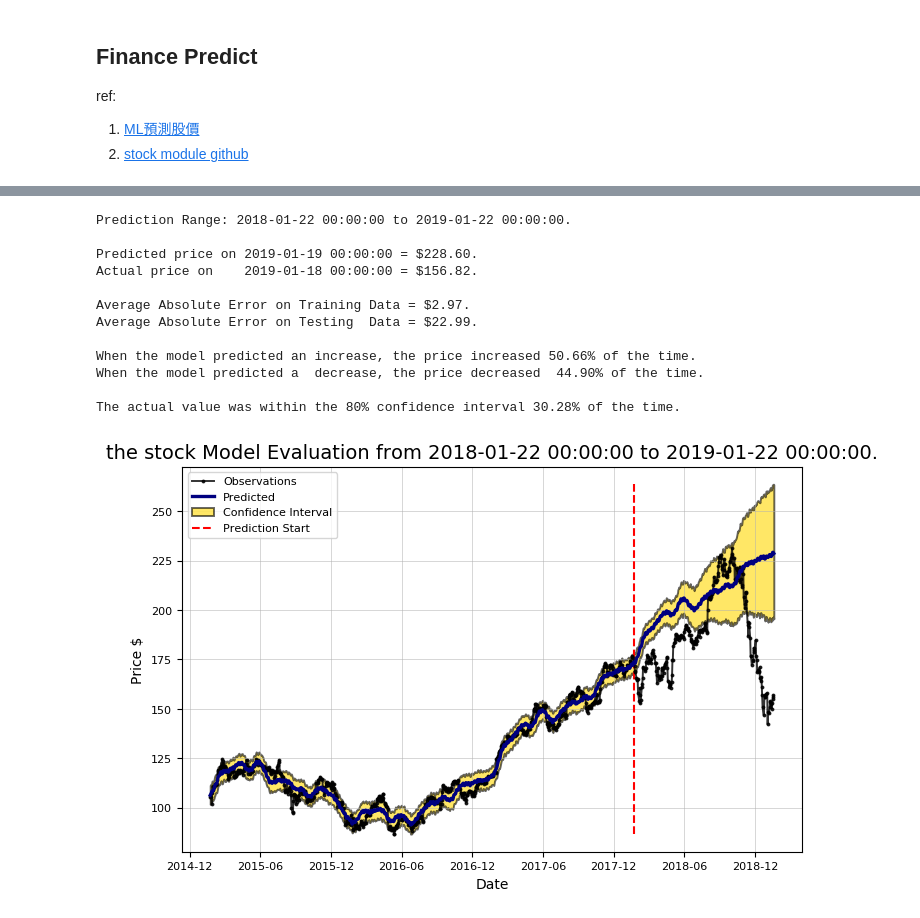
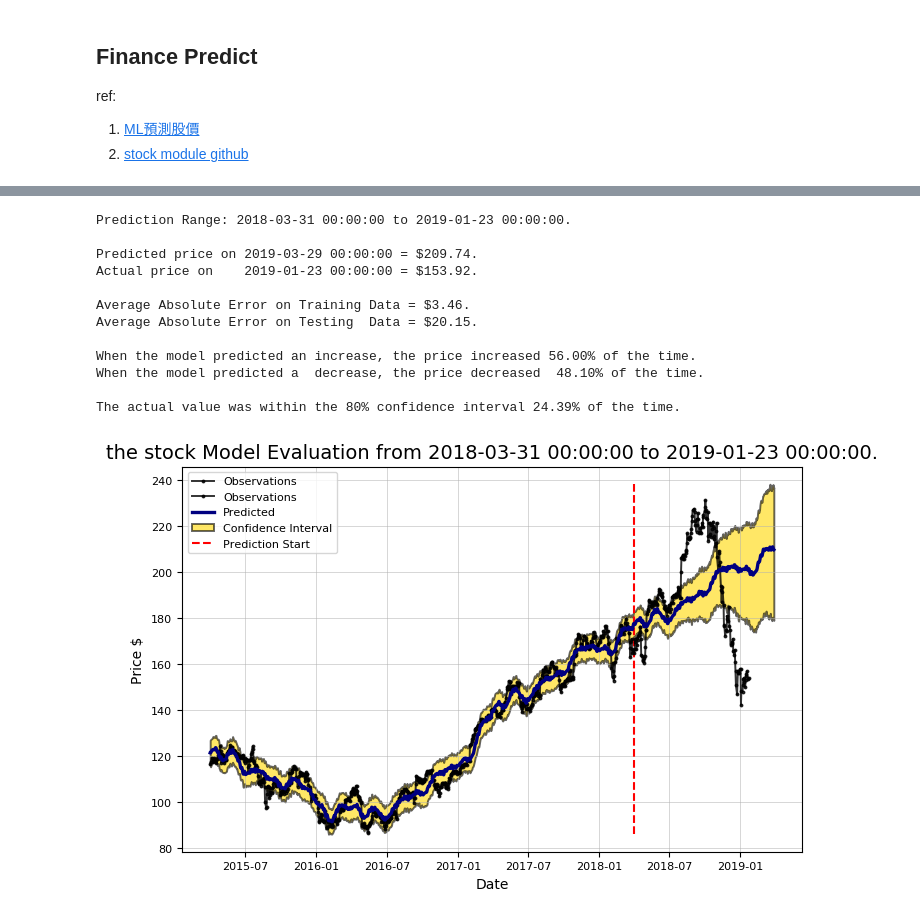
Before and after one commit to bethtseng/stock_predict, a Jupyter notebook: stock_AAPL_201901.ipynb, the cells around one changed output, grey strips where cells are left out. Drawn from its saved outputs; the diff is of its cells as text; code cells hidden in the pictures.

```diff
--- a/stock_AAPL_201901.ipynb
+++ b/stock_AAPL_201901.ipynb
@@ -38,20 +60,20 @@ Predicted Price on 2019-04-22 00:00:00 = $134.16
 [figure]
-# %%
-tsmc.evaluate_prediction(end_date=None)
-# %% [output]
-Prediction Range: 2018-01-22 00:00:00 to 2019-01-22 00:00:00.
-
-Predicted price on 2019-01-19 00:00:00 = $228.60.
-Actual price on    2019-01-18 00:00:00 = $156.82.
-
-Average Absolute Error on Training Data = $2.97.
-Average Absolute Error on Testing  Data = $22.99.
-
-When the model predicted an increase, the price increased 50.66% of the time.
-When the model predicted a  decrease, the price decreased  44.90% of the time.
-
-The actual value was within the 80% confidence interval 30.28% of the time.
-[figure, removed]
+# %%
+tsmc.evaluate_prediction(start_date='2018-03-31')
+# %% [output]
+Prediction Range: 2018-03-31 00:00:00 to 2019-01-23 00:00:00.
+
+Predicted price on 2019-03-29 00:00:00 = $209.74.
+Actual price on    2019-01-23 00:00:00 = $153.92.
+
+Average Absolute Error on Training Data = $3.46.
+Average Absolute Error on Testing  Data = $20.15.
+
+When the model predicted an increase, the price increased 56.00% of the time.
+When the model predicted a  decrease, the price decreased  48.10% of the time.
+
+The actual value was within the 80% confidence interval 24.39% of the time.
+[figure, added]
 # %%
 # 我們可以調整短中長期的參數，讓它預測短中長期股價
 tsmc.changepoint_prior_analysis(changepoint_priors=[0.001, 0.05, 0.1, 0.2])
```
Also changed, not shown: parts of 8 cells of this notebook.
